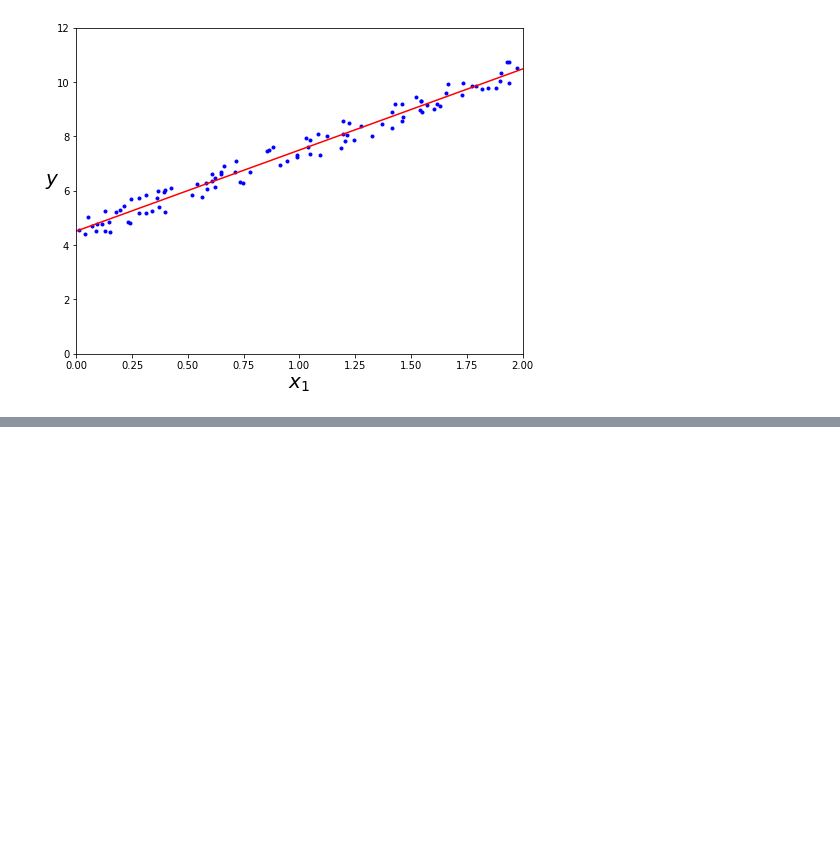
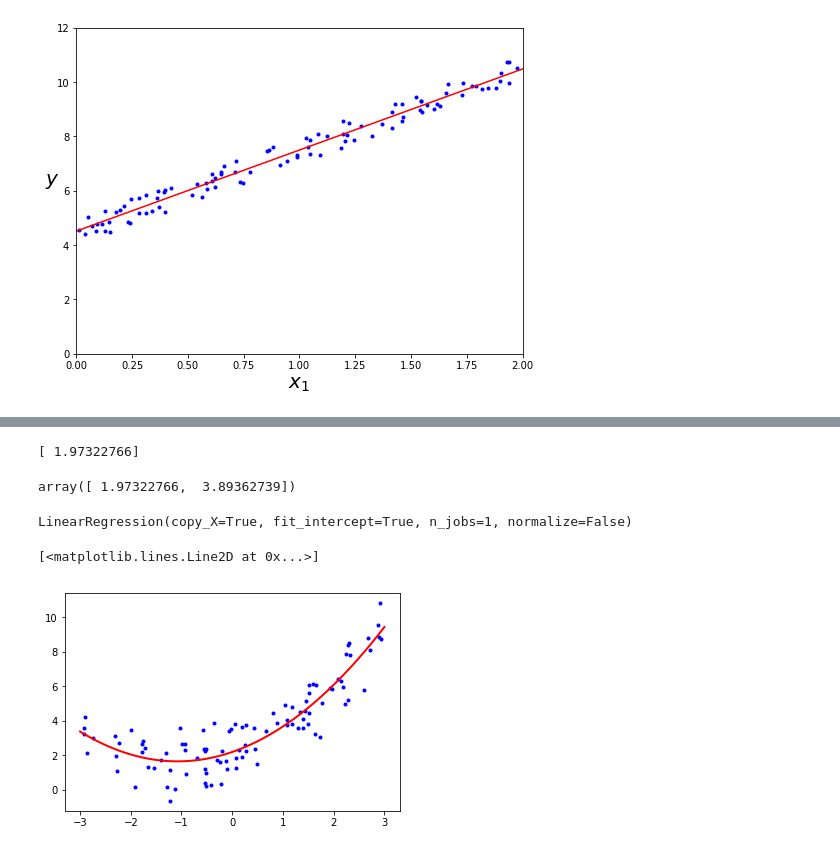
Before and after one commit to sabnak/ml_test, a Jupyter notebook: teaching.ipynb, the cells around one changed output, grey strips where cells are left out. Drawn from its saved outputs; the diff is of its cells as text; code cells hidden in the pictures; blank space fills up the shorter version.

```diff
--- a/teaching.ipynb
+++ b/teaching.ipynb
@@ -38,0 +160,26 @@ plt.axis([0, 2, 0, 12])
+# %%
+from sklearn.preprocessing import PolynomialFeatures
+
+poly_features = PolynomialFeatures(degree=2, include_bias=False)
+X_poly = poly_features.fit_transform(X)
+print(X[0])
+X_poly[0]
+# %% [output]
+[ 1.97322766]
+array([ 1.97322766,  3.89362739])
+# %%
+from sklearn.linear_model import LinearRegression
+
+lin_reg = LinearRegression()
+lin_reg.fit(X_poly, y)
+# %% [output]
+LinearRegression(copy_X=True, fit_intercept=True, n_jobs=1, normalize=False)
+# %%
+X_new = np.linspace(-3, 3, 100).reshape(100, 1)
+X_new_poly = poly_features.transform(X_new)
+y_new = lin_reg.predict(X_new_poly)
+plt.plot(X, y, "b.")
+plt.plot(X_new, y_new, "r-", linewidth=2)
+# %% [output]
+[<matplotlib.lines.Line2D at 0x...>]
+[figure, added]
```
Also changed, not shown: parts of 15 cells of this notebook, 3 other files.
